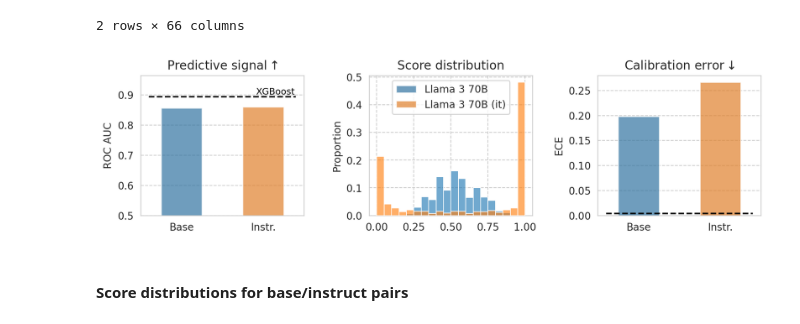
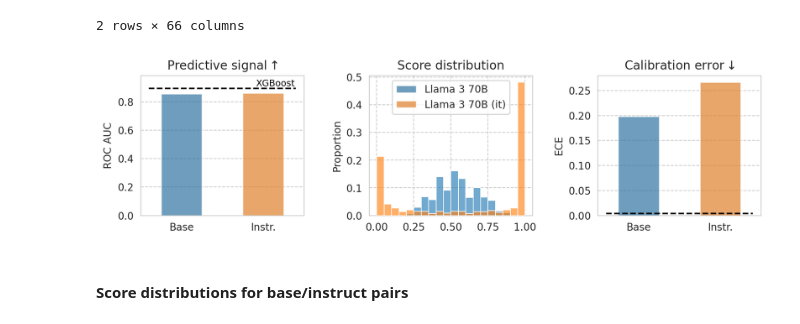
Before and after one commit to socialfoundations/folktexts, a Jupyter notebook: notebooks/paper-plots-and-tables.ipynb, the cells around one changed output. Cells and saved outputs as stored; diff of their text form; code cells hidden in the pictures.

Commit message:
updated paper plots

```diff
--- a/notebooks/paper-plots-and-tables.ipynb
+++ b/notebooks/paper-plots-and-tables.ipynb
@@ -491,7 +491,8 @@ ax1.text(
     zorder=-1,
 )
 
-ax1.set_ylim(0.5, baseline_row["roc_auc"] + 7e-2)
+ax1.set_ylim(0, baseline_row["roc_auc"] + 9e-2)
+# ax1.set_ylim(0.5, baseline_row["roc_auc"] + 7e-2)
 ax1.set_ylabel("ROC AUC")
 ax1.set_xlabel(None)
 ax1.legend().remove()   # Remove the legend
@@ -533,34 +534,34 @@ ax2.set_title("Score distribution")
 # Calibration error
 ###
 sns.barplot(
     data=example_df,
     x="is_inst",
     y="ece",
     hue="name",
     alpha=ALPHA,
     width=0.5,
     ax=ax3,
 )
 
 # Add horizontal line and label
 ax3.axhline(y=baseline_row["ece"], label=baseline_model, ls="--", color="black", xmin=0.05, xmax=0.95)
 
 ax3.set_ylabel("ECE")
 ax3.set_xlabel(None)
 ax3.set_xticklabels(["Base", "Instr."])
 ax3.set_title("Calibration error" + "$\downarrow$")
 # ax3.legend(
 #     loc="center left",
 #     bbox_to_anchor=(1.05, 0.5),
 # )
 
 hs, ls = ax3.get_legend_handles_labels()
 ax3.legend().remove()
 ax2.legend(handles=hs[:2], labels=ls[:2], loc="upper center")
 
 save_fig(fig, f"teaser-{example_model}")
 # %% [output]
-[figure, old version]
+[figure, new version]
 # %% [markdown]
 #### Score distributions for base/instruct pairs
 # %%
```
Also changed, not shown: parts of 27 cells of this notebook.
